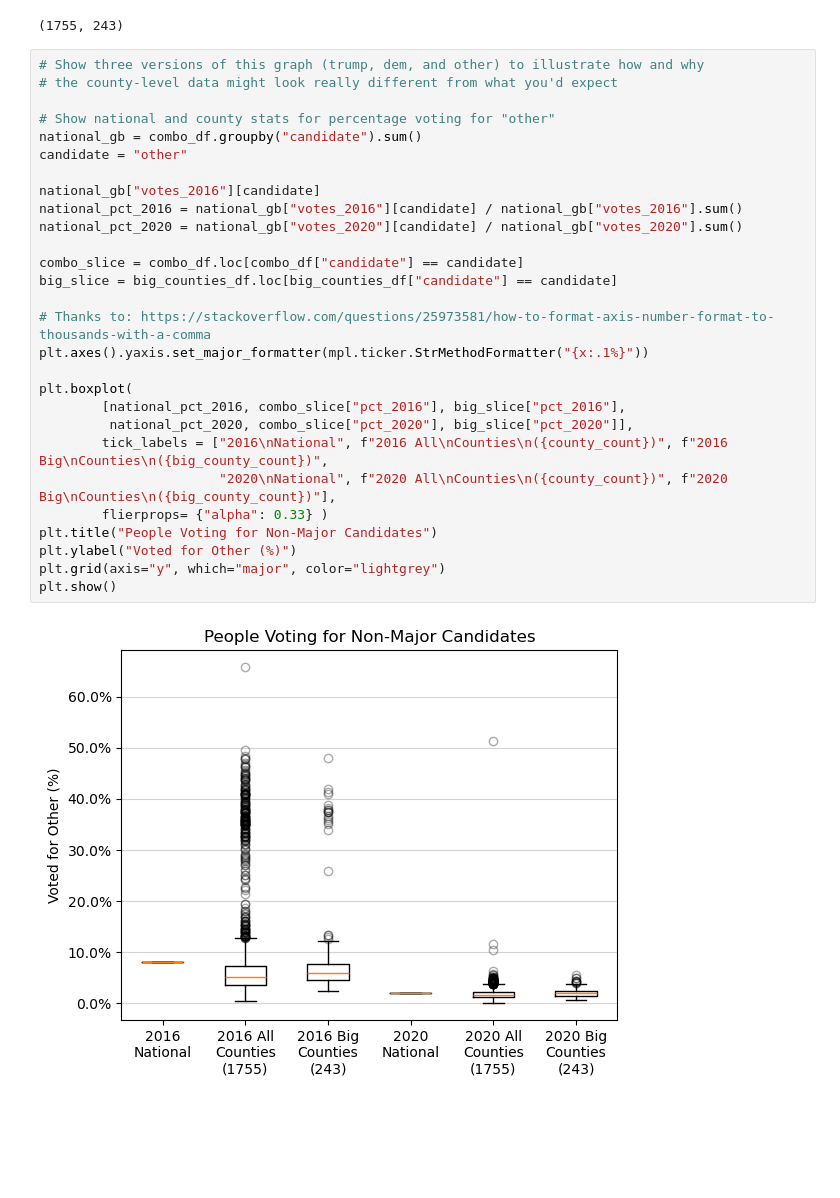
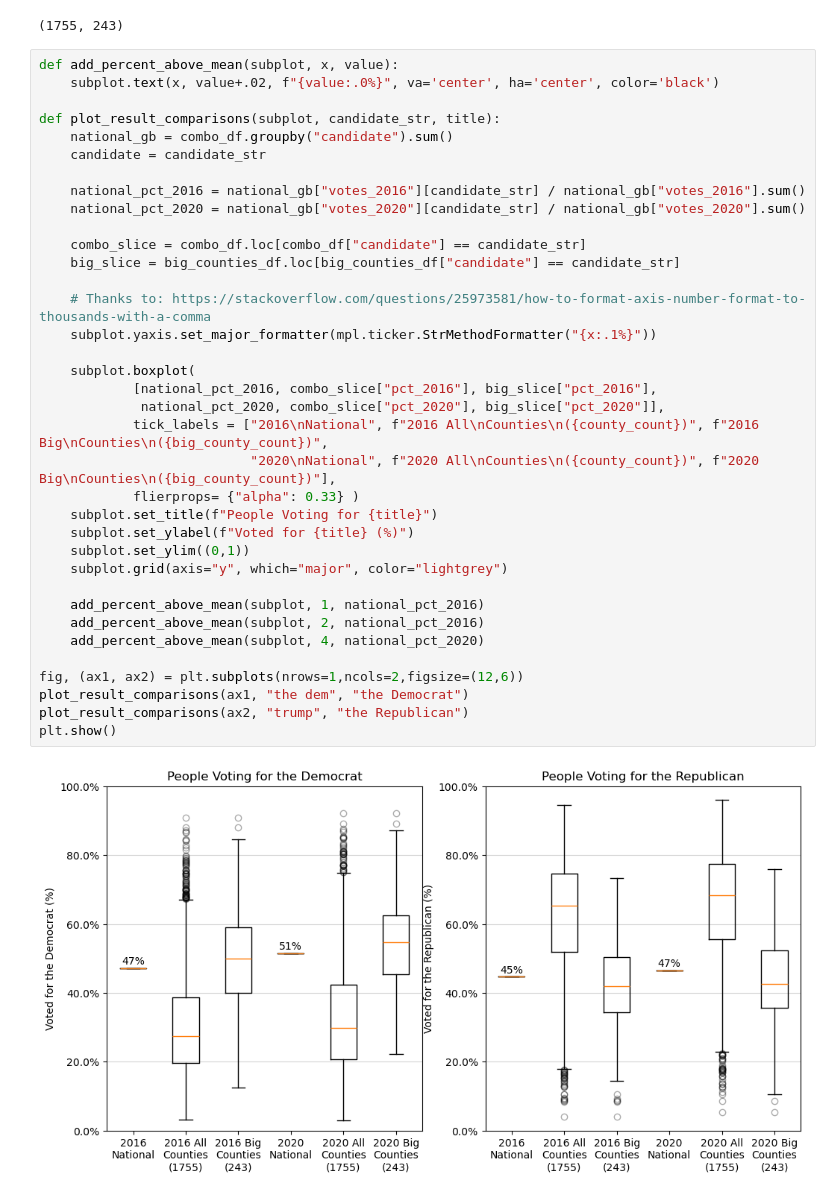
Before and after one commit to rmathena79/democracy, a Jupyter notebook: democracy.ipynb, the cells around one changed output. Cells and saved outputs as stored; diff of their text form; blank space fills up the shorter version.

Commit message:
My first really important chart

```diff
--- a/democracy.ipynb
+++ b/democracy.ipynb
@@ -253,32 +253,40 @@ county_count, big_county_count
 # %% [output]
 (1755, 243)
 # %%
-# Show three versions of this graph (trump, dem, and other) to illustrate how and why
-# the county-level data might look really different from what you'd expect
+def add_percent_above_mean(subplot, x, value):
+    subplot.text(x, value+.02, f"{value:.0%}", va='center', ha='center', color='black')
 
-# Show national and county stats for percentage voting for "other"
-national_gb = combo_df.groupby("candidate").sum()
-candidate = "other"
+def plot_result_comparisons(subplot, candidate_str, title):
+    national_gb = combo_df.groupby("candidate").sum()
+    candidate = candidate_str
 
-national_gb["votes_2016"][candidate]
-national_pct_2016 = national_gb["votes_2016"][candidate] / national_gb["votes_2016"].sum()
-national_pct_2020 = national_gb["votes_2020"][candidate] / national_gb["votes_2020"].sum()
+    national_pct_2016 = national_gb["votes_2016"][candidate_str] / national_gb["votes_2016"].sum()
+    national_pct_2020 = national_gb["votes_2020"][candidate_str] / national_gb["votes_2020"].sum()
 
-combo_slice = combo_df.loc[combo_df["candidate"] == candidate]
-big_slice = big_counties_df.loc[big_counties_df["candidate"] == candidate]
+    combo_slice = combo_df.loc[combo_df["candidate"] == candidate_str]
+    big_slice = big_counties_df.loc[big_counties_df["candidate"] == candidate_str]
 
-# Thanks to: https://stackoverflow.com/questions/25973581/how-to-format-axis-number-format-to-thousands-with-a-comma
-plt.axes().yaxis.set_major_formatter(mpl.ticker.StrMethodFormatter("{x:.1%}"))
+    # Thanks to: https://stackoverflow.com/questions/25973581/how-to-format-axis-number-format-to-thousands-with-a-comma
+    subplot.yaxis.set_major_formatter(mpl.ticker.StrMethodFormatter("{x:.1%}"))
 
-plt.boxplot(
-        [national_pct_2016, combo_slice["pct_2016"], big_slice["pct_2016"],
-         national_pct_2020, combo_slice["pct_2020"], big_slice["pct_2020"]],
-        tick_labels = ["2016\nNational", f"2016 All\nCounties\n({county_count})", f"2016 Big\nCounties\n({big_county_count})",
-                       "2020\nNational", f"2020 All\nCounties\n({county_count})", f"2020 Big\nCounties\n({big_county_count})"],
-        flierprops= {"alpha": 0.33} )
-plt.title("People Voting for Non-Major Candidates")
-plt.ylabel("Voted for Other (%)")
-plt.grid(axis="y", which="major", color="lightgrey")
+    subplot.boxplot(
+            [national_pct_2016, combo_slice["pct_2016"], big_slice["pct_2016"],
+             national_pct_2020, combo_slice["pct_2020"], big_slice["pct_2020"]],
+            tick_labels = ["2016\nNational", f"2016 All\nCounties\n({county_count})", f"2016 Big\nCounties\n({big_county_count})",
+                           "2020\nNational", f"2020 All\nCounties\n({county_count})", f"2020 Big\nCounties\n({big_county_count})"],
+            flierprops= {"alpha": 0.33} )
+    subplot.set_title(f"People Voting for {title}")
+    subplot.set_ylabel(f"Voted for {title} (%)")
+    subplot.set_ylim((0,1))
+    subplot.grid(axis="y", which="major", color="lightgrey")
+
+    add_percent_above_mean(subplot, 1, national_pct_2016)
+    add_percent_above_mean(subplot, 2, national_pct_2016)
+    add_percent_above_mean(subplot, 4, national_pct_2020)
+
+fig, (ax1, ax2) = plt.subplots(nrows=1,ncols=2,figsize=(12,6))
+plot_result_comparisons(ax1, "the dem", "the Democrat")
+plot_result_comparisons(ax2, "trump", "the Republican")
 plt.show()
 # %% [output]
-[figure, old version]
+[figure, new version]
```
